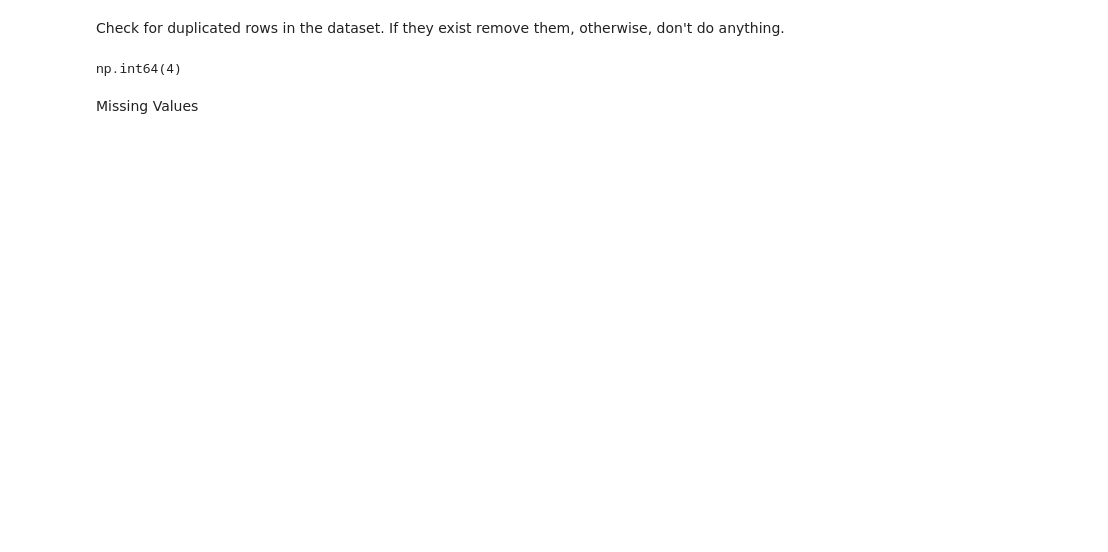
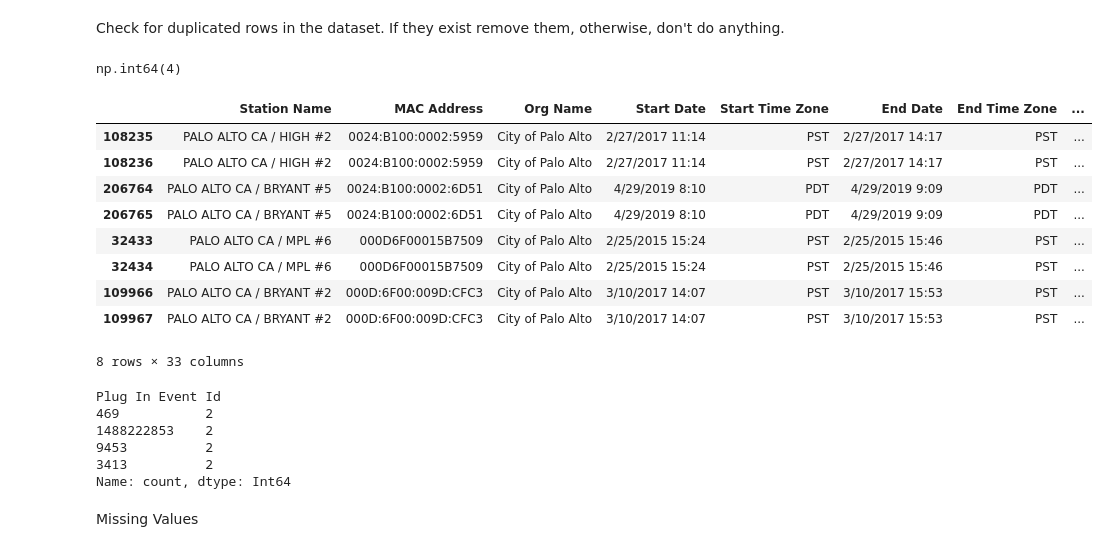
Before and after one commit to Teresa7810/Introduction-to-Business-Analytics, a Jupyter notebook: project.ipynb, the cells around one changed output. Drawn from its saved outputs; the diff is of its cells as text; code cells hidden in the pictures; blank space fills up the shorter version.

Commit message:
missing + duplicates

```diff
--- a/project.ipynb
+++ b/project.ipynb
@@ -135,4 +117,36 @@ print(EV[['End Date', 'End Time Zone']].head(10))
 # %%
-EV = EV.astype({'Start Date': 'datetime64[ns]',
-                                                'customer_gender': 'category',
-                                             })
+EV = EV.astype({
+    # Categorical columns
+    'Station Name': 'category',
+    'Org Name': 'category',
+    'Start Time Zone': 'category',
+    'End Time Zone': 'category',
+    'Port Type': 'category',
+    'Plug Type': 'category',
+    'City': 'category',
+    'State/Province': 'category',
+    'Country': 'category',
+    'Currency': 'category',
+    'Ended By': 'category',
+    'County': 'category',
+    'Model Number': 'category',
+
+    # Identifiers: keep as strings, not numeric values
+    'MAC Address': 'string',
+    'Address 1': 'string',
+    'Postal Code': 'string',
+    'Driver Postal Code': 'string',
+    'User ID': 'string',
+    'EVSE ID': 'string',
+    'System S/N': 'string',
+    'Plug In Event Id': 'string',
+    'Port Number': 'string',
+
+    # Numeric measurements
+    'Energy (kWh)': 'float64',
+    'GHG Savings (kg)': 'float64',
+    'Gasoline Savings (gallons)': 'float64',
+    'Latitude': 'float64',
+    'Longitude': 'float64',
+    'Fee': 'float64'
+})
@@ -142,3 +176,27 @@ Check for duplicated rows in the dataset. If they exist remove them, otherwise,
 EV.duplicated().sum()
 # %% [output]
 np.int64(4)
+# %%
+duplicates = EV[EV.duplicated(keep=False)]
+
+duplicates.sort_values(by='Plug In Event Id')
+# %% [output]
+|  | Station Name | MAC Address | Org Name | Start Date | Start Time Zone | End Date | End Time Zone | ... |
+| 108235 | PALO ALTO CA / HIGH #2 | 0024:B100:0002:5959 | City of Palo Alto | 2/27/2017 11:14 | PST | 2/27/2017 14:17 | PST | ... |
+| 108236 | PALO ALTO CA / HIGH #2 | 0024:B100:0002:5959 | City of Palo Alto | 2/27/2017 11:14 | PST | 2/27/2017 14:17 | PST | ... |
+| 206764 | PALO ALTO CA / BRYANT #5 | 0024:B100:0002:6D51 | City of Palo Alto | 4/29/2019 8:10 | PDT | 4/29/2019 9:09 | PDT | ... |
+| 206765 | PALO ALTO CA / BRYANT #5 | 0024:B100:0002:6D51 | City of Palo Alto | 4/29/2019 8:10 | PDT | 4/29/2019 9:09 | PDT | ... |
+| 32433 | PALO ALTO CA / MPL #6 | 000D6F00015B7509 | City of Palo Alto | 2/25/2015 15:24 | PST | 2/25/2015 15:46 | PST | ... |
+| 32434 | PALO ALTO CA / MPL #6 | 000D6F00015B7509 | City of Palo Alto | 2/25/2015 15:24 | PST | 2/25/2015 15:46 | PST | ... |
+| 109966 | PALO ALTO CA / BRYANT #2 | 000D:6F00:009D:CFC3 | City of Palo Alto | 3/10/2017 14:07 | PST | 3/10/2017 15:53 | PST | ... |
+| 109967 | PALO ALTO CA / BRYANT #2 | 000D:6F00:009D:CFC3 | City of Palo Alto | 3/10/2017 14:07 | PST | 3/10/2017 15:53 | PST | ... |
+8 rows × 33 columns
+# %%
+duplicates['Plug In Event Id'].value_counts()
+# %% [output]
+Plug In Event Id
+469           2
+1488222853    2
+9453          2
+3413          2
+Name: count, dtype: Int64
```
Also changed, not shown: parts of 6 cells of this notebook.
